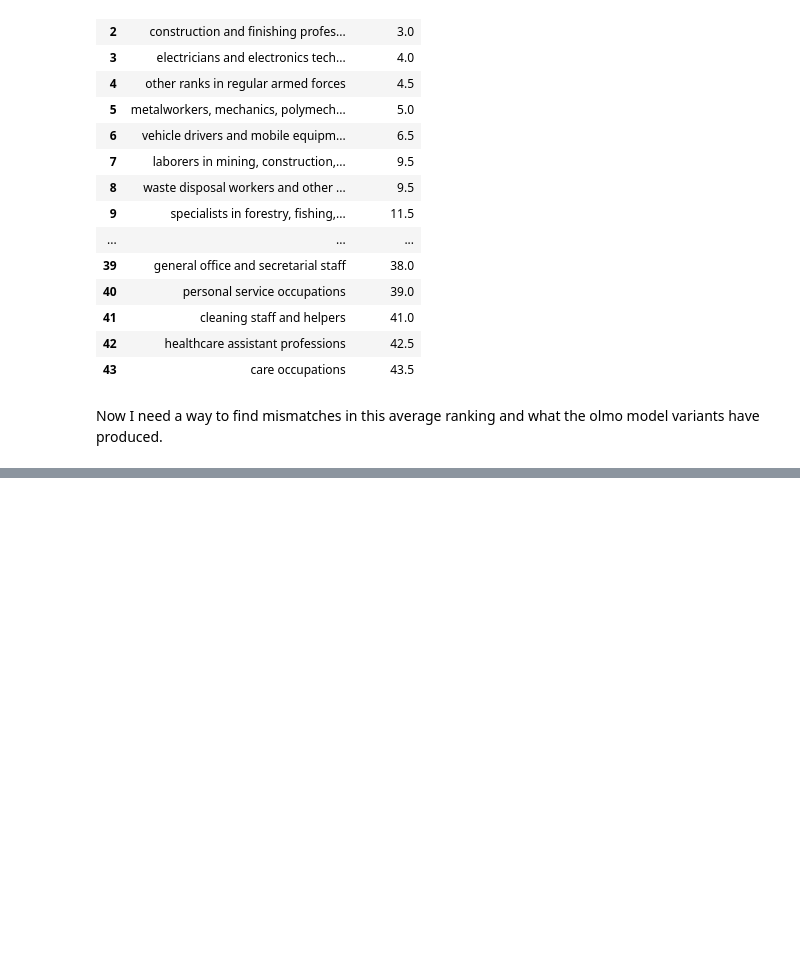
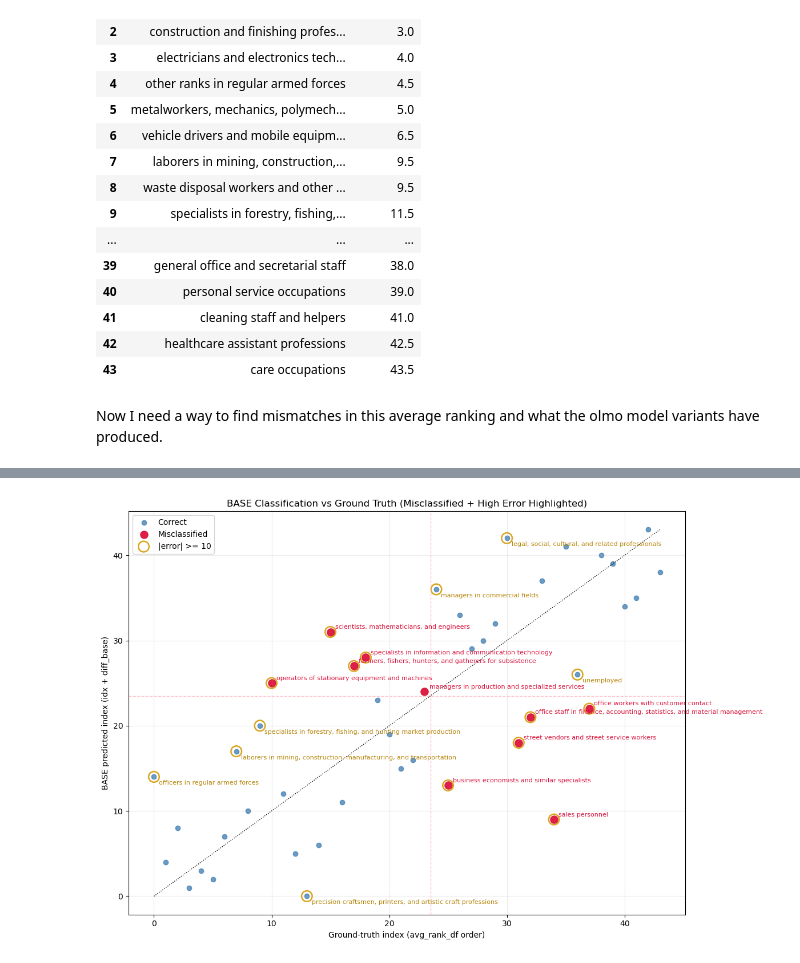
Before and after one commit to manthangadhia/occupational_bias_llms, a Jupyter notebook: notebooks/get_problem_occupations.ipynb, the cells around one changed output, grey strips where cells are left out. Cells and saved outputs as stored; diff of their text form; code cells hidden in the pictures; blank space fills up the shorter version.

Commit message:
Identifying problem occupations, relevant keywords, and conducting thorough KW-search through SFT-Dolci training data for Olmo3

```diff
--- a/notebooks/get_problem_occupations.ipynb
+++ b/notebooks/get_problem_occupations.ipynb
@@ -9,15 +11,17 @@ Of the list of 44 occupational categories, I want to at least one per following
 # %%
 from pathlib import Path
+import numpy as np
 
 root_dir = Path.cwd().parent
 data_dir = root_dir / "data"
 occ_dir = data_dir / "occupations"
+occ_rankings_dir = occ_dir / "rankings"
 
 import sys
 sys.path.insert(0, str(root_dir))
 from utils import load_json_data, save_dataframes
 
-loaded_dfs = load_json_data(occ_dir)
+loaded_dfs = load_json_data(occ_rankings_dir, prefix="occupations")
 print(f"Loaded the following dfs:")
 for k in loaded_dfs.keys():
     print(k)
@@ -82,8 +86,11 @@ for model in models:
     diff_col = f"diff_{model}"
 
     avg_rank_df[idx_col] = avg_rank_df["occupation"].map(occ_to_idx)
-    avg_rank_df[diff_col] = avg_rank_df["_idx_avg"] - avg_rank_df[idx_col]
+    avg_rank_df[diff_col] = avg_rank_df[idx_col] - avg_rank_df["_idx_avg"]
 
 avg_rank_df.drop(columns=["_idx_avg"] + [f"_idx_{m}" for m in models], inplace=True)
 
 avg_rank_df[["occupation", "avg_rank"] + [f"diff_{m}" for m in models]]
+
+# print avg_rank_df[["occupation", "avg_rank"] + [f"diff_{m}" for m in models]])
+avg_rank_df[["occupation", "diff_base", "diff_sft", "diff_dpo", "diff_rlvr"]]
@@ -89,0 +115,87 @@ avg_rank_df[["occupation", "avg_rank"] + [f"diff_{m}" for m in models]]
+# %%
+"""
+avg_rank_df has 44 values in the occupation column, and each occupation has an implicit ground_truth label of 0 or 1,
+determined by its index (since the occupations are ordered). idx < 24 means the label is 0, and idx >= 24 means the true label is 1.
+
+A point is misclassified if the predicted index crosses the split boundary.
+I also want to highlight occupations where |error| = |diff_model| >= 5.
+"""
+import matplotlib.pyplot as plt
+import pandas as pd
+
+def visualise_model_classification(
+    avg_rank_df: pd.DataFrame,
+    model: str,
+    split_idx: int = 24,
+    error_threshold: int = 10,
+):
+    viz_df = avg_rank_df.reset_index(drop=True).copy()
+    viz_df["idx"] = viz_df.index
+
+    diff_col = f"diff_{model}"
+    pred_idx_col = f"pred_idx_{model}"
+    pred_label_col = f"pred_label_{model}"
+
+    viz_df[pred_idx_col] = viz_df["idx"] + viz_df[diff_col]
+    viz_df["gt_label"] = (viz_df["idx"] >= split_idx).astype(int)
+    viz_df[pred_label_col] = (viz_df[pred_idx_col] >= split_idx).astype(int)
+    viz_df["misclassified"] = viz_df["gt_label"] != viz_df[pred_label_col]
+    viz_df["large_error"] = viz_df[diff_col].abs() >= error_threshold
+
+    fig, ax = plt.subplots(figsize=(12, 8))
+
+    correct = viz_df[~viz_df["misclassified"]]
+    wrong = viz_df[viz_df["misclassified"]]
+    large_error_only = viz_df[viz_df["large_error"] & ~viz_df["misclassified"]]
+    large_error_points = viz_df[viz_df["large_error"]]
+
+    ax.scatter(correct["idx"], correct[pred_idx_col], alpha=0.8, label="Correct", color="steelblue")
+    ax.scatter(wrong["idx"], wrong[pred_idx_col], alpha=0.95, label="Misclassified", color="crimson", s=90)
+
+    # ring marker to highlight all high-error points (including misclassified ones).
+    ax.scatter(
+        large_error_points["idx"],
+        large_error_points[pred_idx_col],
+        facecolors="none",
+        edgecolors="goldenrod",
+        linewidths=1.8,
+        s=180,
+        label=f"|error| >= {error_threshold}",
+    )
+
+    for _, row in wrong.iterrows():
+        ax.annotate(
+            row["occupation"],
+            (row["idx"], row[pred_idx_col]),
+            textcoords="offset points",
+            xytext=(6, 4),
+            fontsize=8,
+            color="crimson",
+        )
+
+    for _, row in large_error_only.iterrows():
+        ax.annotate(
+            row["occupation"],
+            (row["idx"], row[pred_idx_col]),
+            textcoords="offset points",
+            xytext=(6, -10),
+            fontsize=8,
+            color="darkgoldenrod",
+        )
+
+    ax.axvline(split_idx - 0.5, linestyle="--", color="pink", linewidth=1)
+    ax.axhline(split_idx - 0.5, linestyle="--", color="pink", linewidth=1)
+    ax.plot([0, len(viz_df) - 1], [0, len(viz_df) - 1], linestyle=":", color="black", linewidth=1)
+
+    ax.set_xlabel("Ground-truth index (avg_rank_df order)")
+    ax.set_ylabel(f"{model.upper()} predicted index (idx + diff_{model})")
+    ax.set_title(f"{model.upper()} Classification vs Ground Truth (Misclassified + High Error Highlighted)")
+    ax.legend()
+    ax.grid(alpha=0.25)
+    plt.tight_layout()
+    plt.show()
+
+for model in models:
+    visualise_model_classification(avg_rank_df, model)
+# %% [output]
+[figure, added]
```
Also changed, not shown: parts of 15 cells of this notebook, 1 other file.
